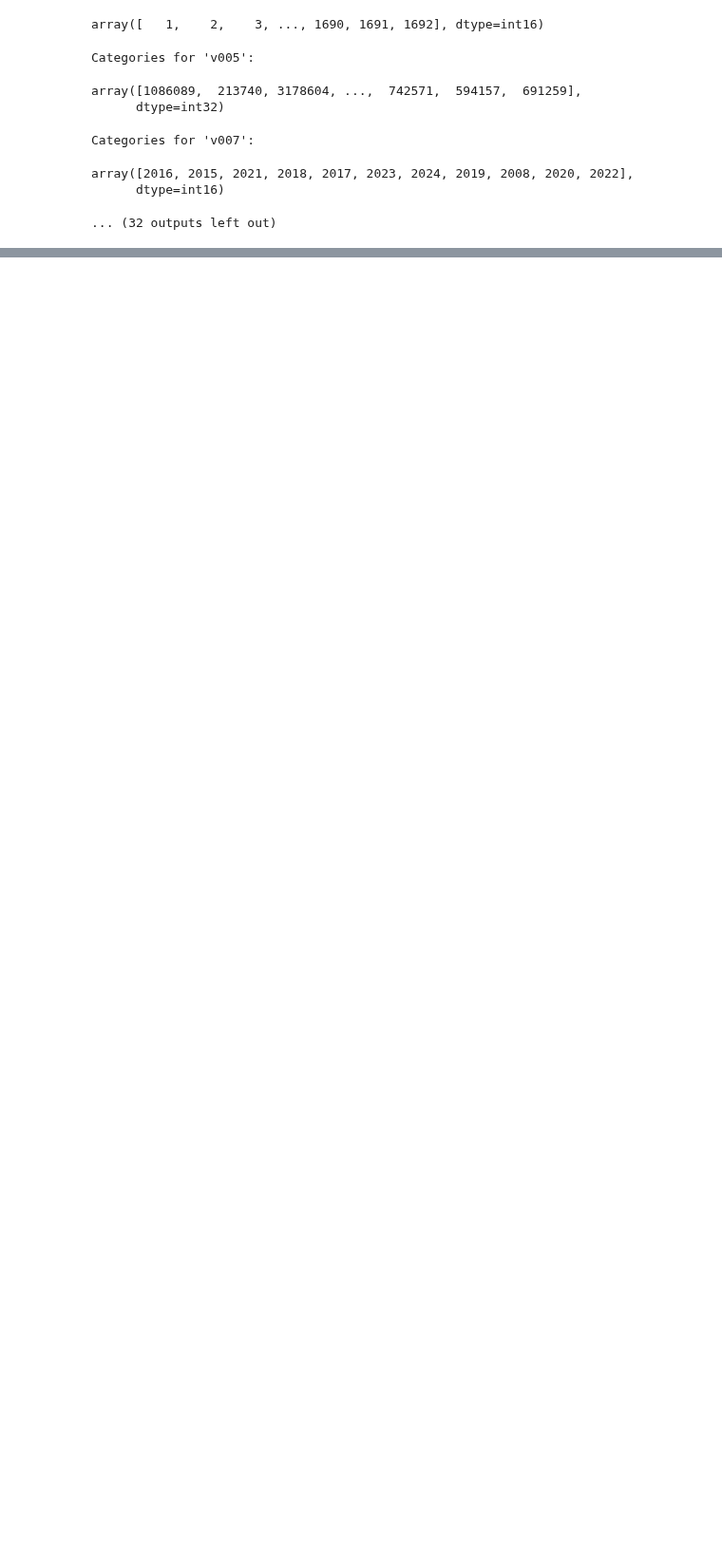
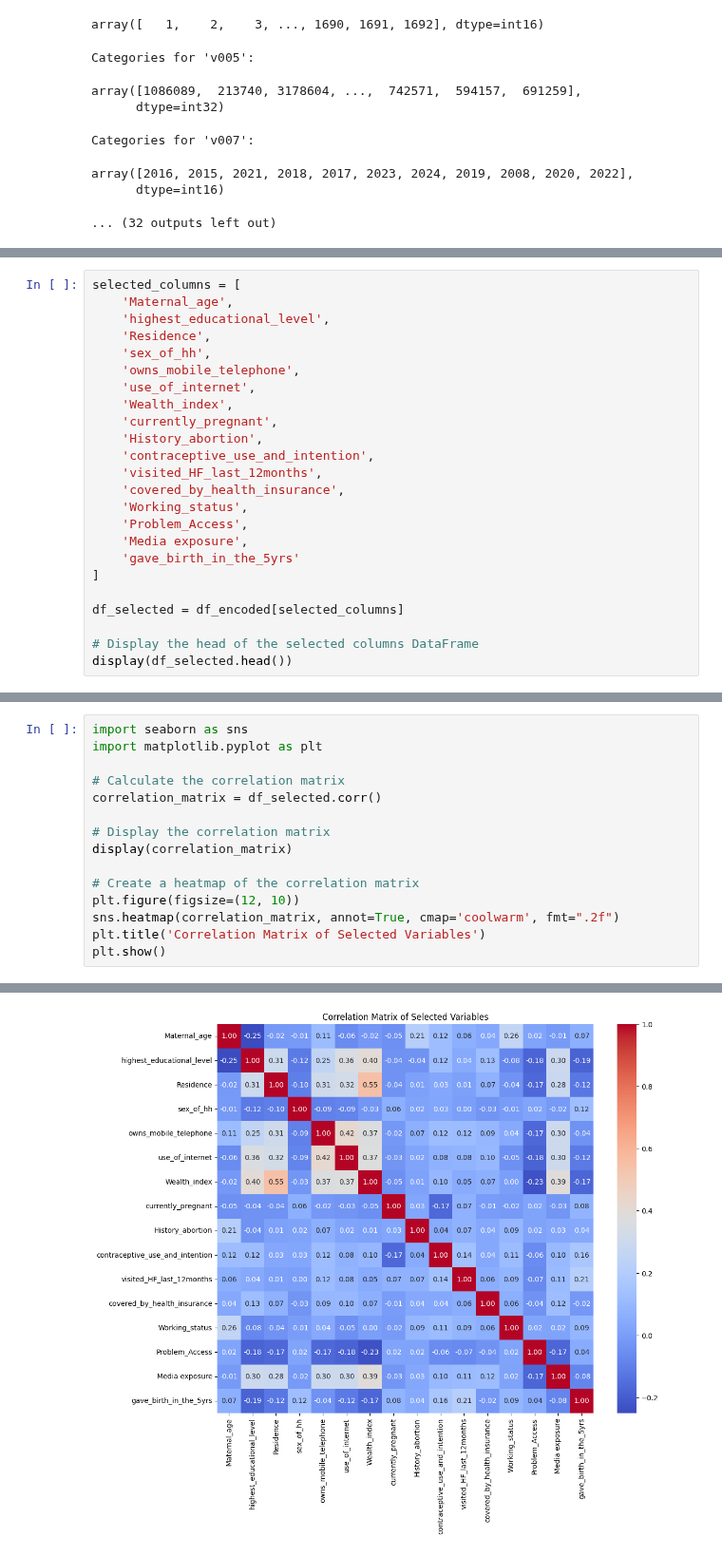
Before and after one commit to Fentahun60/Fentahun, a Jupyter notebook: access.ipynb, the cells around one changed output, grey strips where cells are left out. Shown at 95% size. Saved outputs shown, nothing was run; the diff lists cells and outputs as text; blank space fills up the shorter version.

```diff
--- a/access.ipynb
+++ b/access.ipynb
@@ -1175,0 +1177,24 @@ display(df_encoded.columns)
+# %%
+selected_columns = [
+    'Maternal_age',
+    'highest_educational_level',
+    'Residence',
+    'sex_of_hh',
+    'owns_mobile_telephone',
+    'use_of_internet',
+    'Wealth_index',
+    'currently_pregnant',
+    'History_abortion',
+    'contraceptive_use_and_intention',
+    'visited_HF_last_12months',
+    'covered_by_health_insurance',
+    'Working_status',
+    'Problem_Access',
+    'Media exposure',
+    'gave_birth_in_the_5yrs'
+]
+
+df_selected = df_encoded[selected_columns]
+
+# Display the head of the selected columns DataFrame
+display(df_selected.head())
@@ -1175,0 +1208,16 @@ display(df_encoded.columns)
+# %%
+import seaborn as sns
+import matplotlib.pyplot as plt
+
+# Calculate the correlation matrix
+correlation_matrix = df_selected.corr()
+
+# Display the correlation matrix
+display(correlation_matrix)
+
+# Create a heatmap of the correlation matrix
+plt.figure(figsize=(12, 10))
+sns.heatmap(correlation_matrix, annot=True, cmap='coolwarm', fmt=".2f")
+plt.title('Correlation Matrix of Selected Variables')
+plt.show()
+# %% [output]
@@ -1175,0 +1241 @@ display(df_encoded.columns)
+[figure, added]
```
Also changed, not shown: parts of 7 cells of this notebook.
